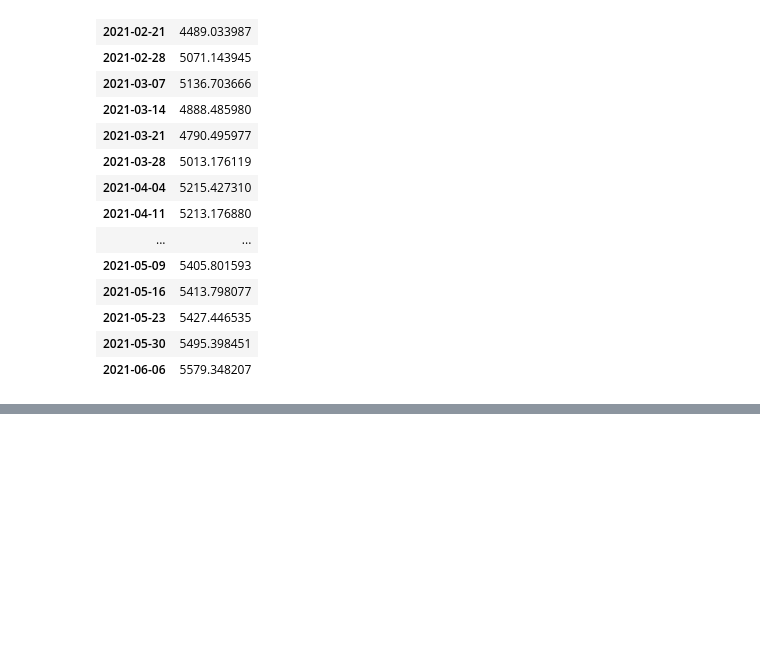
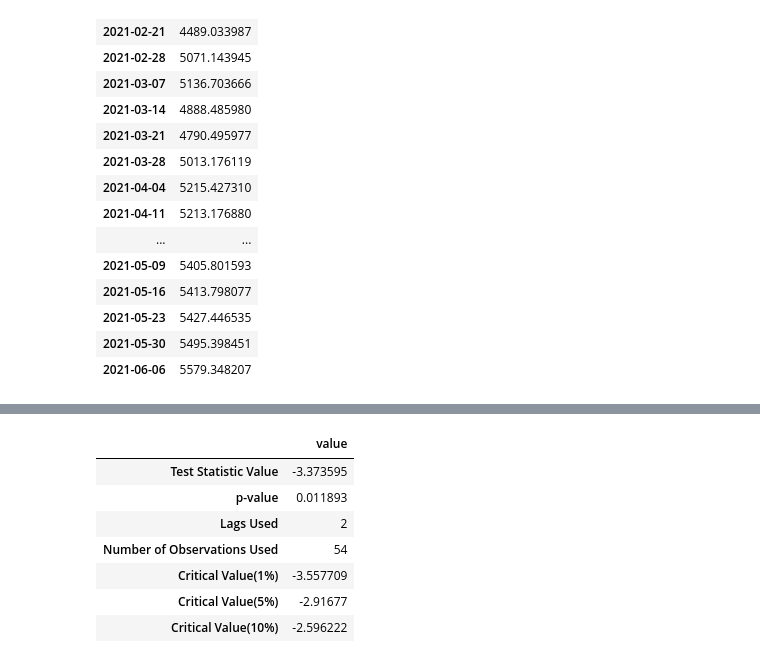
Before and after one commit to thales-ucas/realty, a Jupyter notebook: arma.ipynb, the cells around one changed output, grey strips where cells are left out. Drawn from its saved outputs; the diff is of its cells as text; code cells hidden in the pictures; blank space fills up the shorter version.

```diff
--- a/arma.ipynb
+++ b/arma.ipynb
@@ -409,0 +448,11 @@ rdf
+# %%
+dickey(price)
+# %% [output]
+|  | value |
+| Test Statistic Value | -3.373595 |
+| p-value | 0.011893 |
+| Lags Used | 2 |
+| Number of Observations Used | 54 |
+| Critical Value(1%) | -3.557709 |
+| Critical Value(5%) | -2.91677 |
+| Critical Value(10%) | -2.596222 |
```
Also changed, not shown: parts of 12 cells of this notebook, 2 other files.
